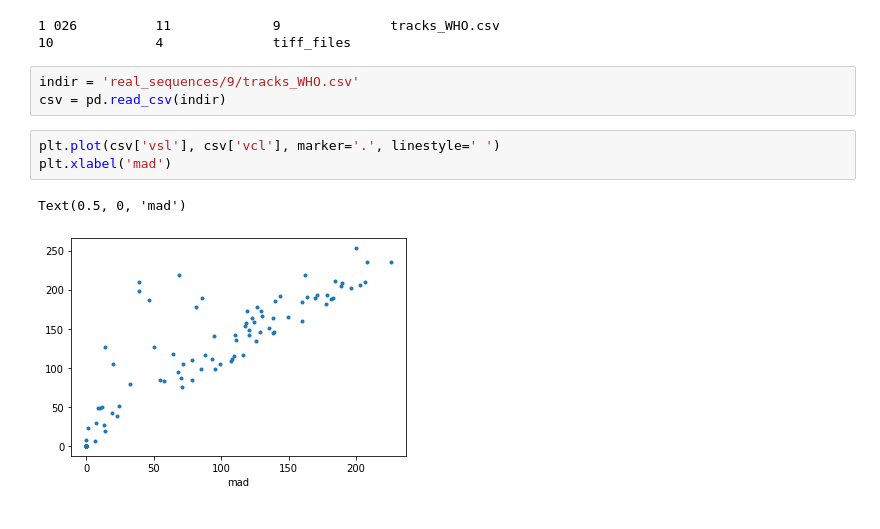
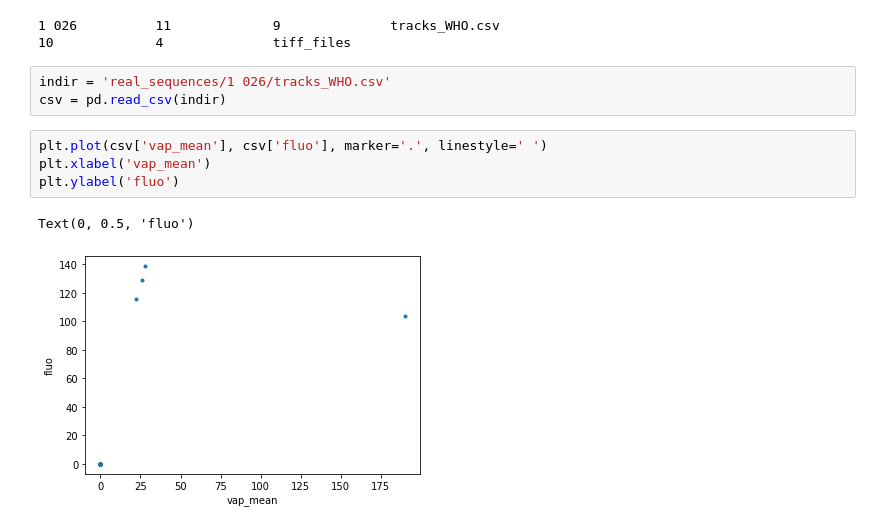
Before and after one commit to MarianoFernandez0/Proyecto-, a Jupyter notebook: who_measure_degradation/degradation_plots.ipynb, the cells around one changed output. Drawn from its saved outputs; the diff is of its cells as text.

```diff
--- a/who_measure_degradation/degradation_plots.ipynb
+++ b/who_measure_degradation/degradation_plots.ipynb
@@ -163,14 +152,15 @@ plots(freqs, measures, order, deviations, ylabels)
 1 026          11             9              tracks_WHO.csv
 10             4              tiff_files
 # %%
-indir = 'real_sequences/9/tracks_WHO.csv'
+indir = 'real_sequences/1 026/tracks_WHO.csv'
 csv = pd.read_csv(indir)
 # %%
-plt.plot(csv['vsl'], csv['vcl'], marker='.', linestyle=' ')
-plt.xlabel('mad')
+plt.plot(csv['vap_mean'], csv['fluo'], marker='.', linestyle=' ')
+plt.xlabel('vap_mean')
+plt.ylabel('fluo')
 # %% [output]
-Text(0.5, 0, 'mad')
+Text(0, 0.5, 'fluo')
-[figure, old version]
+[figure, new version]
 # %%
 from mpl_toolkits.mplot3d import Axes3D
 fig = plt.figure()
```
Also changed, not shown: parts of 12 cells of this notebook, 5 other files.
